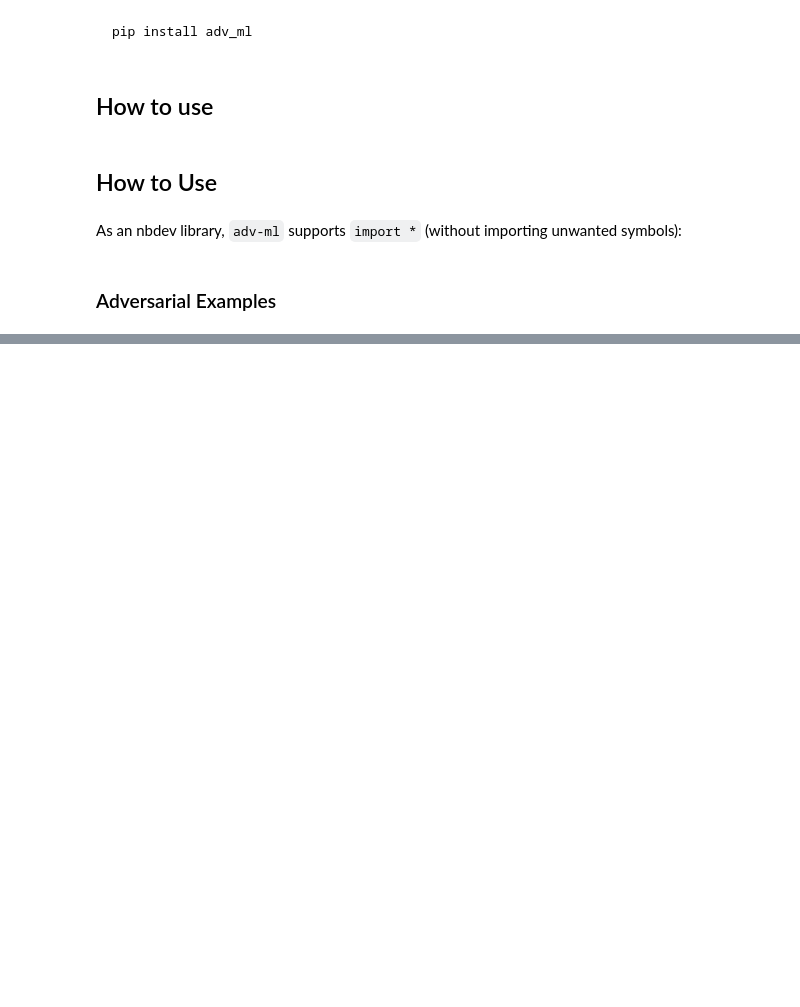
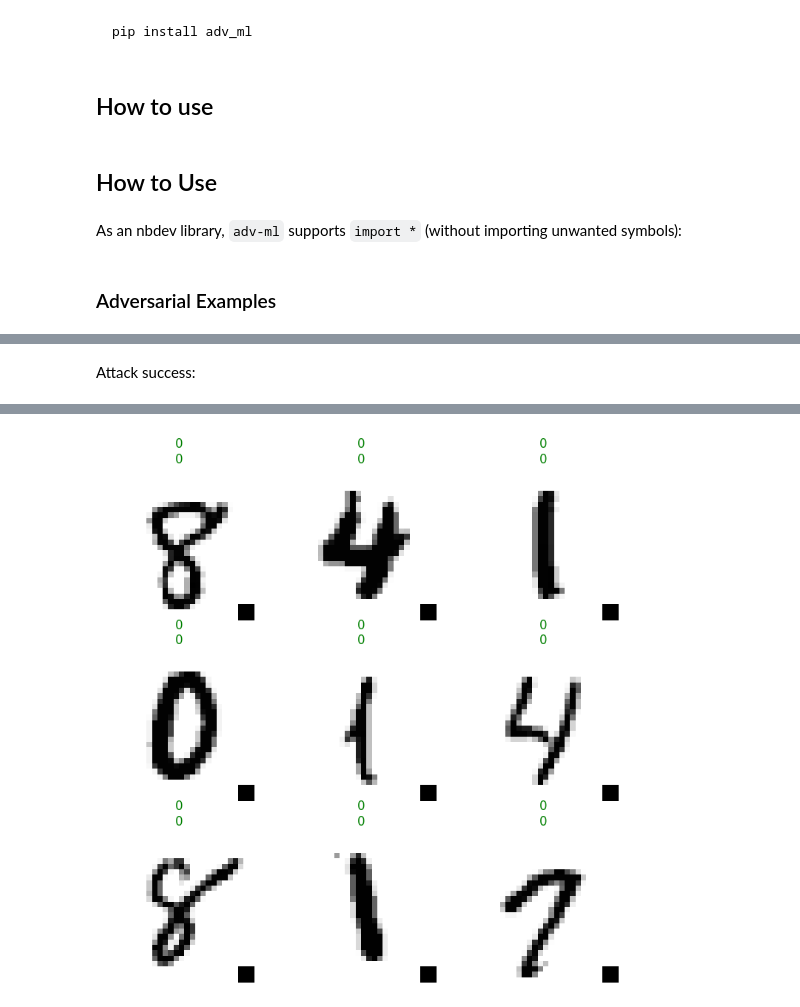
Before and after one commit to Irad-Zehavi/adv-ml, a Jupyter notebook: nbs/index.ipynb, the cells around one changed output, grey strips where cells are left out. Cells and saved outputs as stored; diff of their text form; code cells hidden in the pictures; blank space fills up the shorter version.

```diff
--- a/nbs/index.ipynb
+++ b/nbs/index.ipynb
@@ -60,0 +75,5 @@ progress_bar
+# %% [markdown]
+Attack success:
+# %%
+learn.show_results(2)
+# %% [output]
@@ -60,0 +81 @@ progress_bar
+[figure, added]
```
Also changed, not shown: parts of 10 cells of this notebook, 9 other files.
